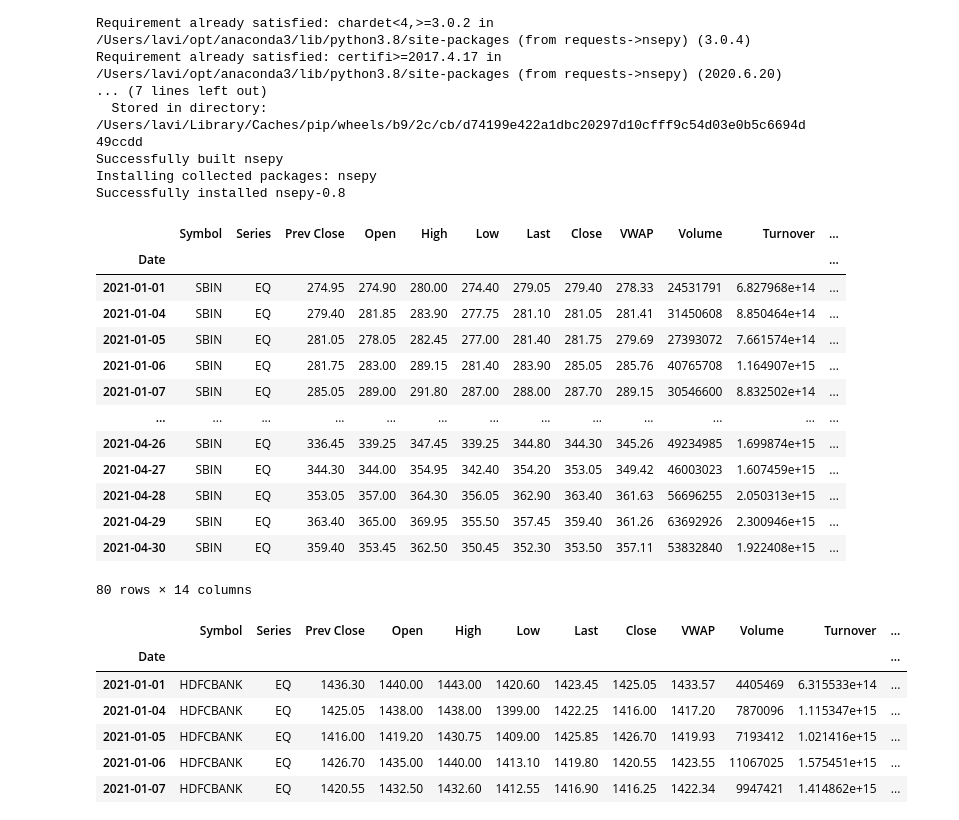
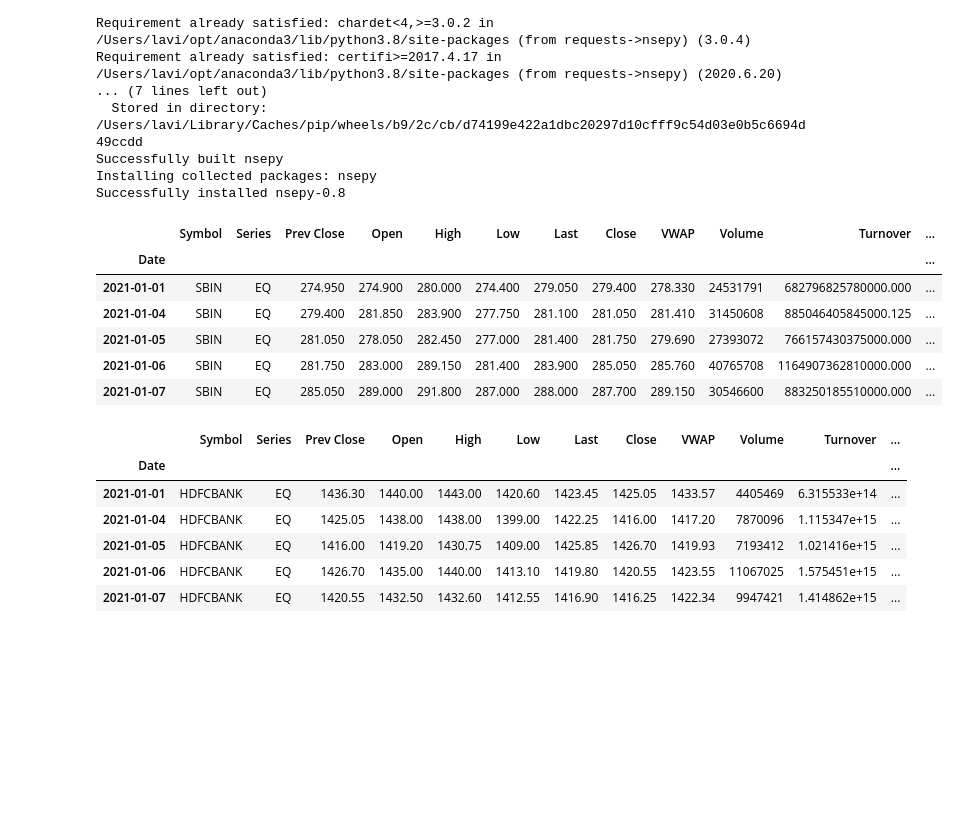
Before and after one commit to AIPQDev/Alumni-Sessions, a Jupyter notebook: Financial Data Analysis & Prediction/NSEPY Experiment Session 01.ipynb, the cells around one changed output. Saved outputs shown, nothing was run; the diff lists cells and outputs as text; code cells hidden in the pictures; blank space fills up the shorter version.

```diff
--- a/Financial Data Analysis & Prediction/NSEPY Experiment Session 01.ipynb
+++ b/Financial Data Analysis & Prediction/NSEPY Experiment Session 01.ipynb
@@ -81,22 +81,15 @@ the Indian stock market.
 
 """
 # %%
-sbin
+sbin.head()
 # %% [output]
 |  | Symbol | Series | Prev Close | Open | High | Low | Last | Close | VWAP | Volume | Turnover | ... |
 | Date |  |  |  |  |  |  |  |  |  |  |  | ... |
-| 2021-01-01 | SBIN | EQ | 274.95 | 274.90 | 280.00 | 274.40 | 279.05 | 279.40 | 278.33 | 24531791 | 6.827968e+14 | ... |
-| 2021-01-04 | SBIN | EQ | 279.40 | 281.85 | 283.90 | 277.75 | 281.10 | 281.05 | 281.41 | 31450608 | 8.850464e+14 | ... |
-| 2021-01-05 | SBIN | EQ | 281.05 | 278.05 | 282.45 | 277.00 | 281.40 | 281.75 | 279.69 | 27393072 | 7.661574e+14 | ... |
-| 2021-01-06 | SBIN | EQ | 281.75 | 283.00 | 289.15 | 281.40 | 283.90 | 285.05 | 285.76 | 40765708 | 1.164907e+15 | ... |
-| 2021-01-07 | SBIN | EQ | 285.05 | 289.00 | 291.80 | 287.00 | 288.00 | 287.70 | 289.15 | 30546600 | 8.832502e+14 | ... |
-| ... | ... | ... | ... | ... | ... | ... | ... | ... | ... | ... | ... | ... |
-| 2021-04-26 | SBIN | EQ | 336.45 | 339.25 | 347.45 | 339.25 | 344.80 | 344.30 | 345.26 | 49234985 | 1.699874e+15 | ... |
-| 2021-04-27 | SBIN | EQ | 344.30 | 344.00 | 354.95 | 342.40 | 354.20 | 353.05 | 349.42 | 46003023 | 1.607459e+15 | ... |
-| 2021-04-28 | SBIN | EQ | 353.05 | 357.00 | 364.30 | 356.05 | 362.90 | 363.40 | 361.63 | 56696255 | 2.050313e+15 | ... |
-| 2021-04-29 | SBIN | EQ | 363.40 | 365.00 | 369.95 | 355.50 | 357.45 | 359.40 | 361.26 | 63692926 | 2.300946e+15 | ... |
-| 2021-04-30 | SBIN | EQ | 359.40 | 353.45 | 362.50 | 350.45 | 352.30 | 353.50 | 357.11 | 53832840 | 1.922408e+15 | ... |
+| 2021-01-01 | SBIN | EQ | 274.950 | 274.900 | 280.000 | 274.400 | 279.050 | 279.400 | 278.330 | 24531791 | 682796825780000.000 | ... |
+| 2021-01-04 | SBIN | EQ | 279.400 | 281.850 | 283.900 | 277.750 | 281.100 | 281.050 | 281.410 | 31450608 | 885046405845000.125 | ... |
+| 2021-01-05 | SBIN | EQ | 281.050 | 278.050 | 282.450 | 277.000 | 281.400 | 281.750 | 279.690 | 27393072 | 766157430375000.000 | ... |
+| 2021-01-06 | SBIN | EQ | 281.750 | 283.000 | 289.150 | 281.400 | 283.900 | 285.050 | 285.760 | 40765708 | 1164907362810000.000 | ... |
+| 2021-01-07 | SBIN | EQ | 285.050 | 289.000 | 291.800 | 287.000 | 288.000 | 287.700 | 289.150 | 30546600 | 883250185510000.000 | ... |
-80 rows × 14 columns
 # %%
 
 from nsepy import get_history
```
Also changed, not shown: parts of 9 cells of this notebook, 4 other files.
